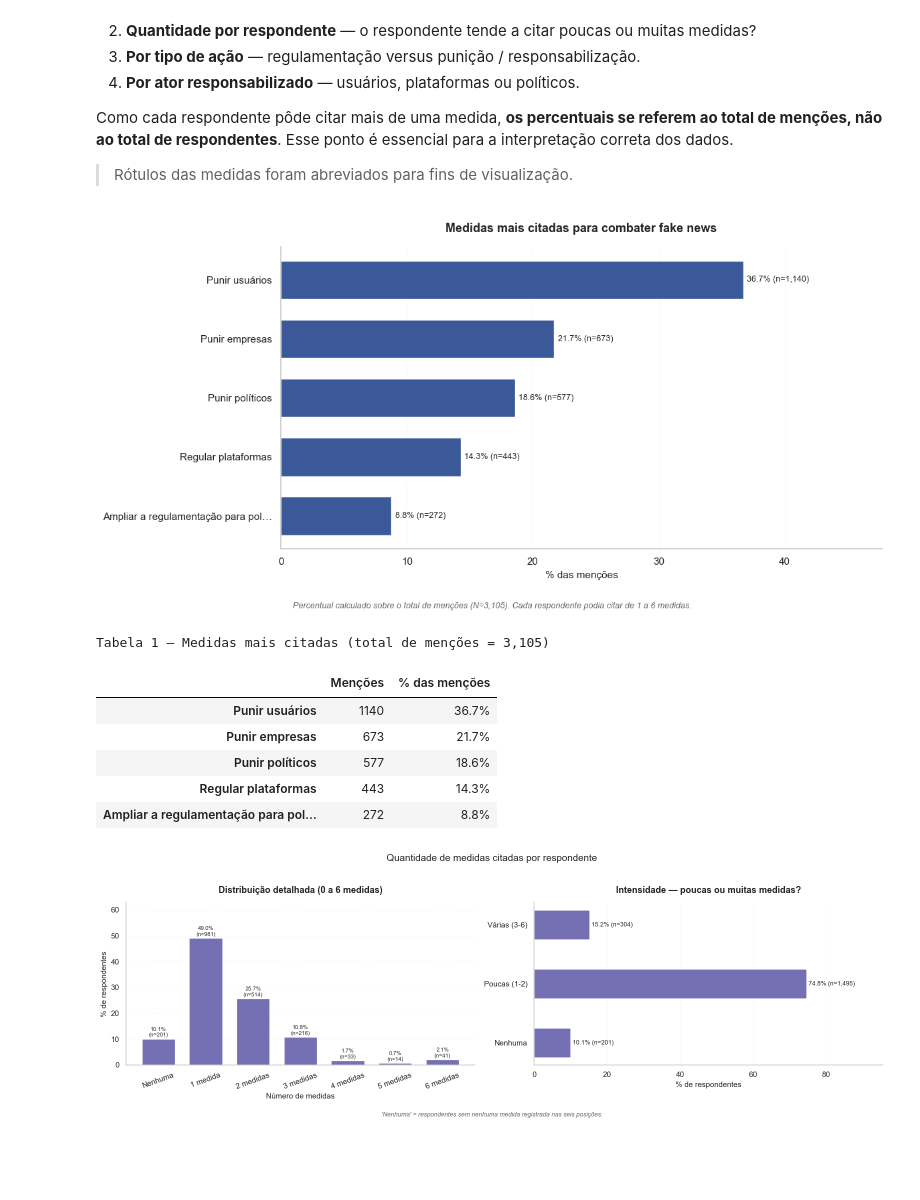
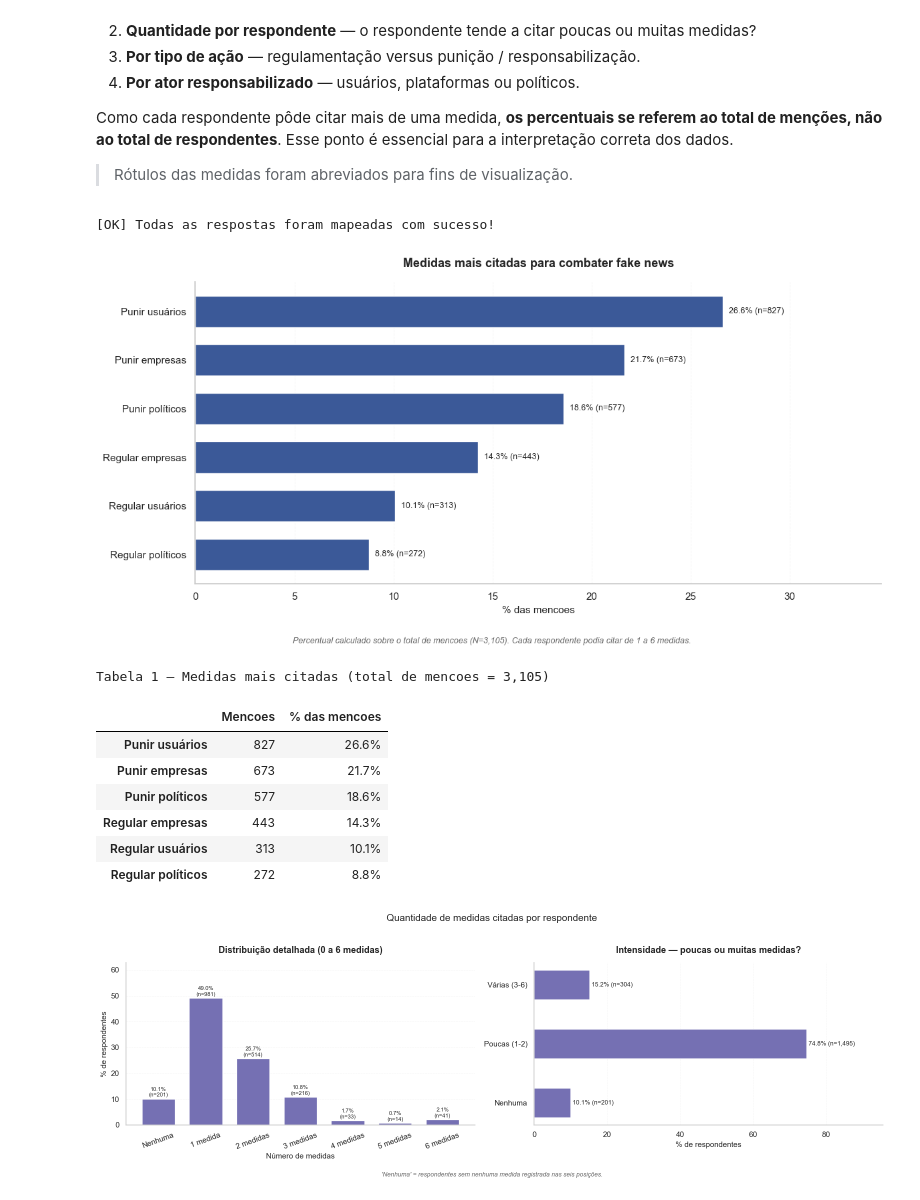
Before and after one commit to edfeherr/projeto-eda-democracia, a Jupyter notebook: notebooks/02_analises_exploratorias.ipynb, the cells around one changed output. Cells and saved outputs as stored; diff of their text form; code cells hidden in the pictures; blank space fills up the shorter version.

```diff
--- a/notebooks/02_analises_exploratorias.ipynb
+++ b/notebooks/02_analises_exploratorias.ipynb
@@ -1342,14 +1342,12 @@ todas_medidas_ator = todas_medidas_raw.map(lambda x: _classifica_p03(x)[2])
 # Auditoria: valores não mapeados
 nao_mapeados = todas_medidas_raw[todas_medidas_abrev.isna()].value_counts()
 if len(nao_mapeados) > 0:
-    print("
-" + "="*100)
+    print("" + "="*100)
     print("AUDITORIA: Respostas NAO mapeadas em MAPEAMENTO_P03")
     print("="*100)
     for resposta, count in nao_mapeados.items():
         print(f"  [{count}x] {resposta[:90]}")
-    print("="*100 + "
-")
+    print("="*100 + "")
 else:
     print("[OK] Todas as respostas foram mapeadas com sucesso!")
 
@@ -1362,43 +1360,44 @@ df_med = df_med.sort_values("pct")
 fig, ax = plt.subplots(figsize=(12, max(6, len(df_med) * 0.65)))
 bars = ax.barh(df_med.index, df_med["pct"], color=COR_PRINCIPAL, height=0.65)
 
 ax.set_title("Medidas mais citadas para combater fake news", pad=16)
 ax.set_xlabel("% das mencoes")
 ax.set_xlim(0, df_med["pct"].max() * 1.30)
 ax.set_ylabel("")
 ax.grid(axis="y", visible=False)
 ax.grid(axis="x", alpha=0.2, linestyle="--", linewidth=0.7)
 ax.spines["top"].set_visible(False)
 ax.spines["right"].set_visible(False)
 
 for bar, pct, n in zip(bars, df_med["pct"], df_med["n"]):
     ax.text(pct + 0.3, bar.get_y() + bar.get_height() / 2,
             f"{pct:.1f}% (n={int(n):,})", va="center", fontsize=9)
 
 fig.text(
     0.5, 0.01,
     f"Percentual calculado sobre o total de mencoes (N={TOTAL_MENC_P3:,}). "
     "Cada respondente podia citar de 1 a 6 medidas.",
     ha="center", fontsize=9, color="#666666", style="italic",
 )
 plt.tight_layout(rect=[0, 0.05, 1, 1])
 plt.show()
 
-print(f"
-Tabela 1 — Medidas mais citadas (total de mencoes = {TOTAL_MENC_P3:,})")
+print(f"Tabela 1 — Medidas mais citadas (total de mencoes = {TOTAL_MENC_P3:,})")
 tab_med = df_med[["n", "pct"]].sort_values("pct", ascending=False).copy()
 tab_med.columns = ["Mencoes", "% das mencoes"]
 tab_med["% das mencoes"] = tab_med["% das mencoes"].map("{:.1f}%".format)
 display(tab_med)
 # %% [output]
+[OK] Todas as respostas foram mapeadas com sucesso!
-[figure, old version]
+[figure, new version]
-Tabela 1 — Medidas mais citadas (total de menções = 3,105)
+Tabela 1 — Medidas mais citadas (total de mencoes = 3,105)
-|  | Menções | % das menções |
-| Punir usuários | 1140 | 36.7% |
+|  | Mencoes | % das mencoes |
+| Punir usuários | 827 | 26.6% |
 | Punir empresas | 673 | 21.7% |
 | Punir políticos | 577 | 18.6% |
-| Regular plataformas | 443 | 14.3% |
-| Ampliar a regulamentação para pol… | 272 | 8.8% |
+| Regular empresas | 443 | 14.3% |
+| Regular usuários | 313 | 10.1% |
+| Regular políticos | 272 | 8.8% |
 # %%
 # === Gráfico 2: Quantidade de medidas citadas por respondente + Intensidade ===
 COR_DIST = "#7570b3"
```
Also changed, not shown: parts of 2 cells of this notebook.
